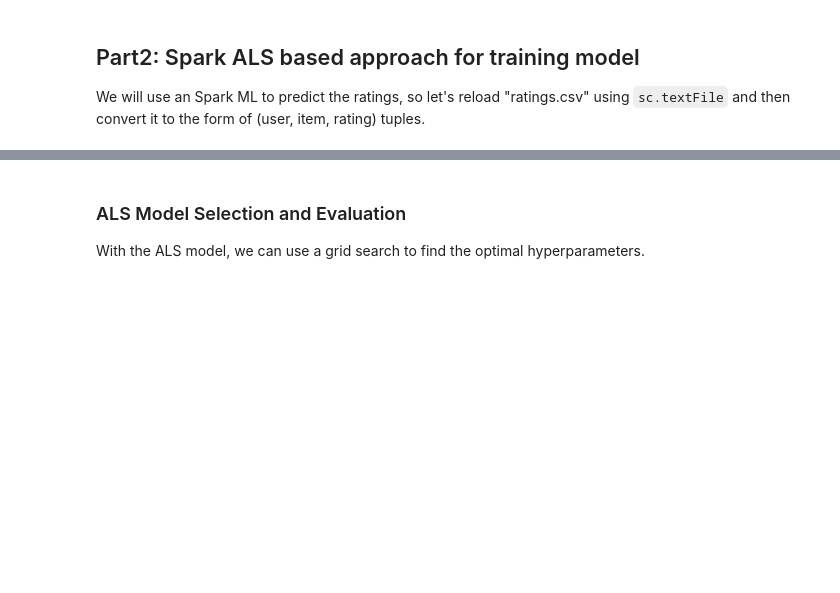
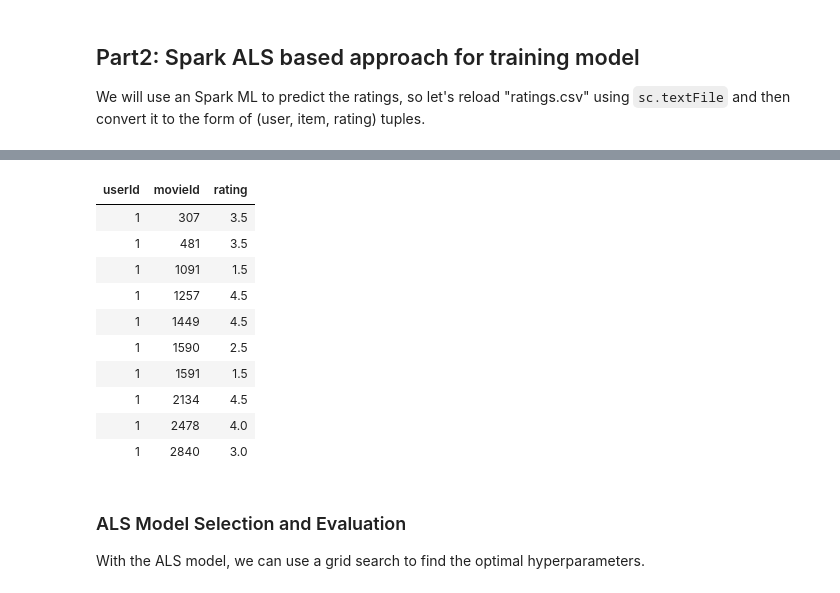
Before and after one commit to joshlingy/Movie-Recommendation-Engine-in-Apache-Spark, a Jupyter notebook: Movie Recommendation Engine in Apache Spark.ipynb, the cells around one changed output, grey strips where cells are left out. Saved outputs shown, nothing was run; the diff lists cells and outputs as text; code cells hidden in the pictures; blank space fills up the shorter version.

```diff
--- a/Movie Recommendation Engine in Apache Spark.ipynb
+++ b/Movie Recommendation Engine in Apache Spark.ipynb
@@ -264,3 +301,21 @@ movie_ratings.show(10)
+# %%
+#movie_ratings.show(10)
+
+movie_ratings.createOrReplaceTempView("movie_ratings")
+
+display (spark.sql("SELECT * FROM movie_ratings limit 10"))
+# %% [output]
+| userId | movieId | rating |
+| 1 | 307 | 3.5 |
+| 1 | 481 | 3.5 |
+| 1 | 1091 | 1.5 |
+| 1 | 1257 | 4.5 |
+| 1 | 1449 | 4.5 |
+| 1 | 1590 | 2.5 |
+| 1 | 1591 | 1.5 |
+| 1 | 2134 | 4.5 |
+| 1 | 2478 | 4.0 |
+| 1 | 2840 | 3.0 |
 # %% [markdown]
 ### ALS Model Selection and Evaluation
 
```
Also changed, not shown: parts of 19 cells of this notebook.
